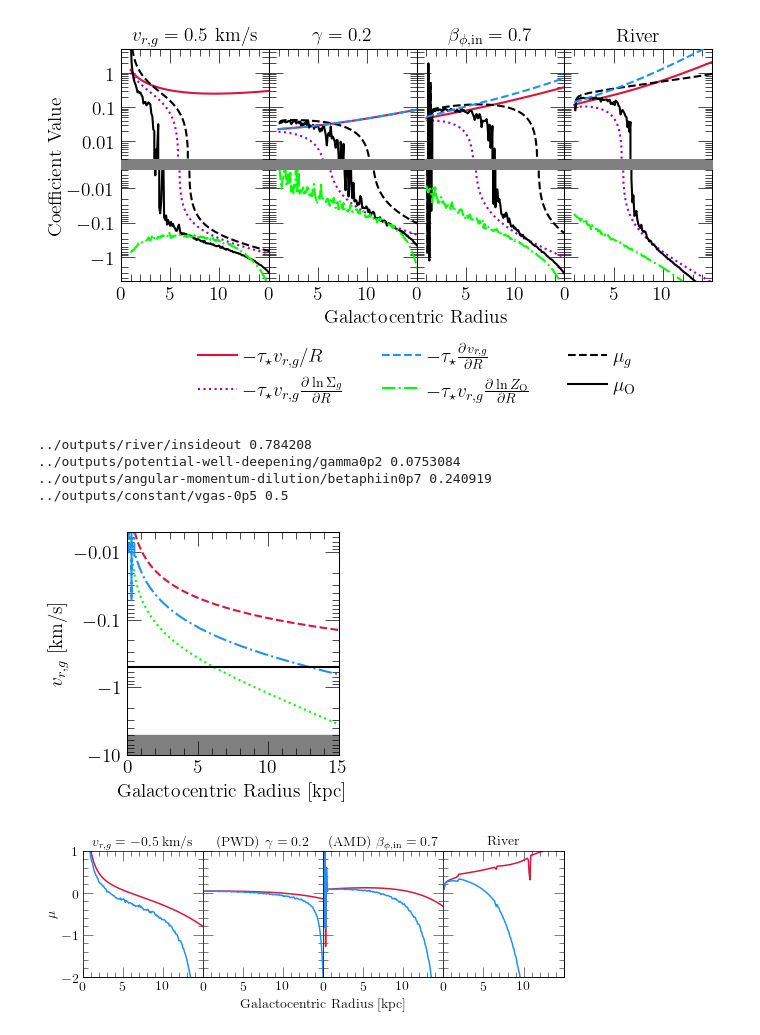
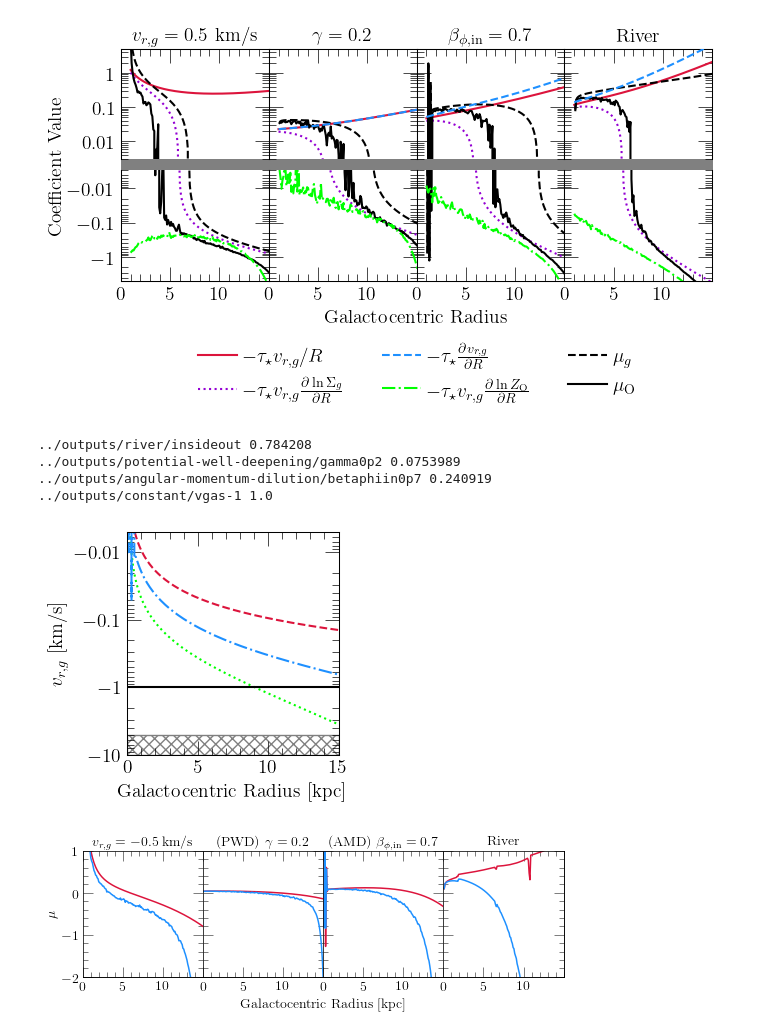
Before and after one commit to giganano/radial-flows, a Jupyter notebook: notebooks/profiles.ipynb, the cells around one changed output. Drawn from its saved outputs; the diff is of its cells as text; code cells hidden in the pictures.

```diff
--- a/notebooks/profiles.ipynb
+++ b/notebooks/profiles.ipynb
@@ -351,7 +351,7 @@ outputs = [
     "../outputs/river/insideout",
     "../outputs/potential-well-deepening/gamma0p2",
     "../outputs/angular-momentum-dilution/betaphiin0p7",
-    "../outputs/constant/vgas-0p5"
+    "../outputs/constant/vgas-1"
 ]
 outputs = [vice.output(name) for name in outputs]
 # %%
@@ -381,37 +381,39 @@ def plot_velocity_profile(output, lookback, zone_width = 0.1, **kwargs):
     print(output.name, vgas[int(8 / zone_width)])
     ax.plot(radii, vgas, **kwargs)
 
 for i in range(len(outputs)):
     kwargs = {
         "c": named_colors()[COLORS[i]],
         "linestyle": LINESTYLES[i],
         "label": LABELS[i]
     }
     plot_velocity_profile(outputs[i], 0, **kwargs)
 
-ax.fill_between(ax.get_xlim(), 2 * [5], 2 * [ax.get_ylim()[1]], color = named_colors()["grey"])
+# ax.fill_between(ax.get_xlim(), 2 * [5], 2 * [ax.get_ylim()[1]], color = named_colors()["grey"])
+ax.fill_between(ax.get_xlim(), 2 * [5], 2 * [ax.get_ylim()[1]],
+    hatch = "xxx", edgecolor = "grey", facecolor = "white")
 
 # kwargs = {
 #     "loc": mpl_loc("lower left"),
 #     # "bbox_to_anchor": (0.5, 1.05),
 #     "fontsize": 11,
 #     # "ncol": 2
 # }
 # ax.legend(**kwargs)
 
 negative_log(ax)
 plt.tight_layout()
 for ext in ["pdf", "jpeg"]:
     kwargs = {}
     if ext == "jpeg": kwargs["dpi"] = 200
     plt.savefig("./profiles/velocity-comp.%s" % (ext), **kwargs)
 plt.show()
 # %% [output]
 ../outputs/river/insideout 0.784208
-../outputs/potential-well-deepening/gamma0p2 0.0753084
+../outputs/potential-well-deepening/gamma0p2 0.0753989
 ../outputs/angular-momentum-dilution/betaphiin0p7 0.240919
-../outputs/constant/vgas-0p5 0.5
+../outputs/constant/vgas-1 1.0
-[figure, old version]
+[figure, new version]
 # %%
 outputs = [
     "../outputs/constant/vgas-0p5",
```
Also changed, not shown: parts of 3 cells of this notebook, 21 other files.
